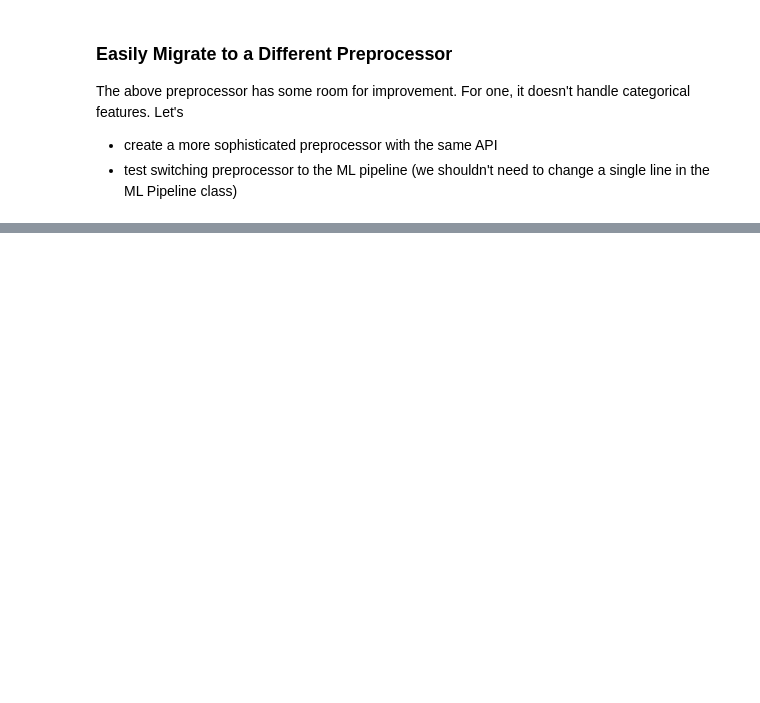
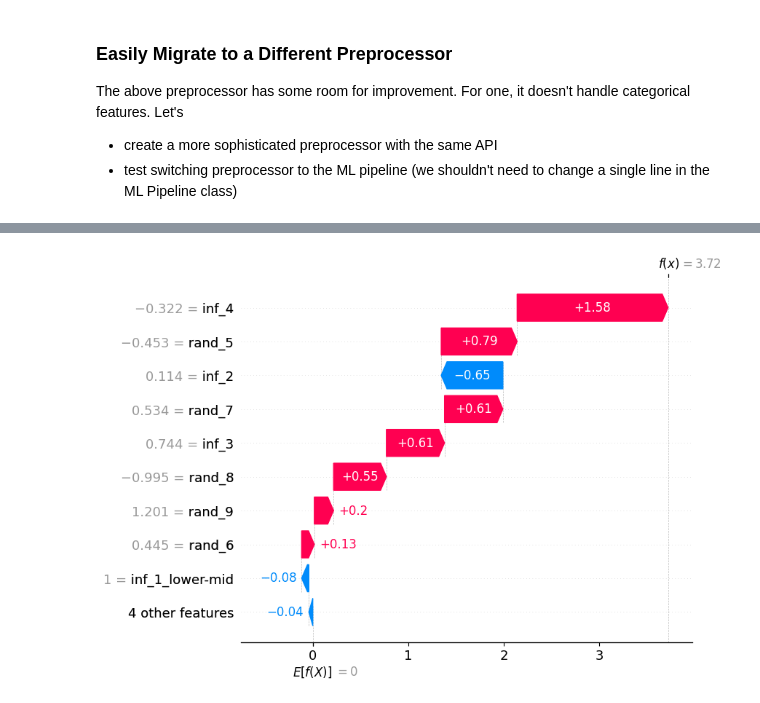
Before and after one commit to MenaWANG/mlflow-demo, a Jupyter notebook: pyfunc_pipeline.ipynb, the cells around one changed output, grey strips where cells are left out. Cells and saved outputs as stored; diff of their text form; code cells hidden in the pictures; blank space fills up the shorter version.

```diff
--- a/pyfunc_pipeline.ipynb
+++ b/pyfunc_pipeline.ipynb
@@ -484,0 +640,5 @@ create a synthatic dataset with categoricla features and some missing, then test
+# %%
+case_number = 1
+ml_pipeline.explain_case(case_number)
+# %% [output]
+[figure, added]
```
Also changed, not shown: parts of 19 cells of this notebook, 1 other file.
